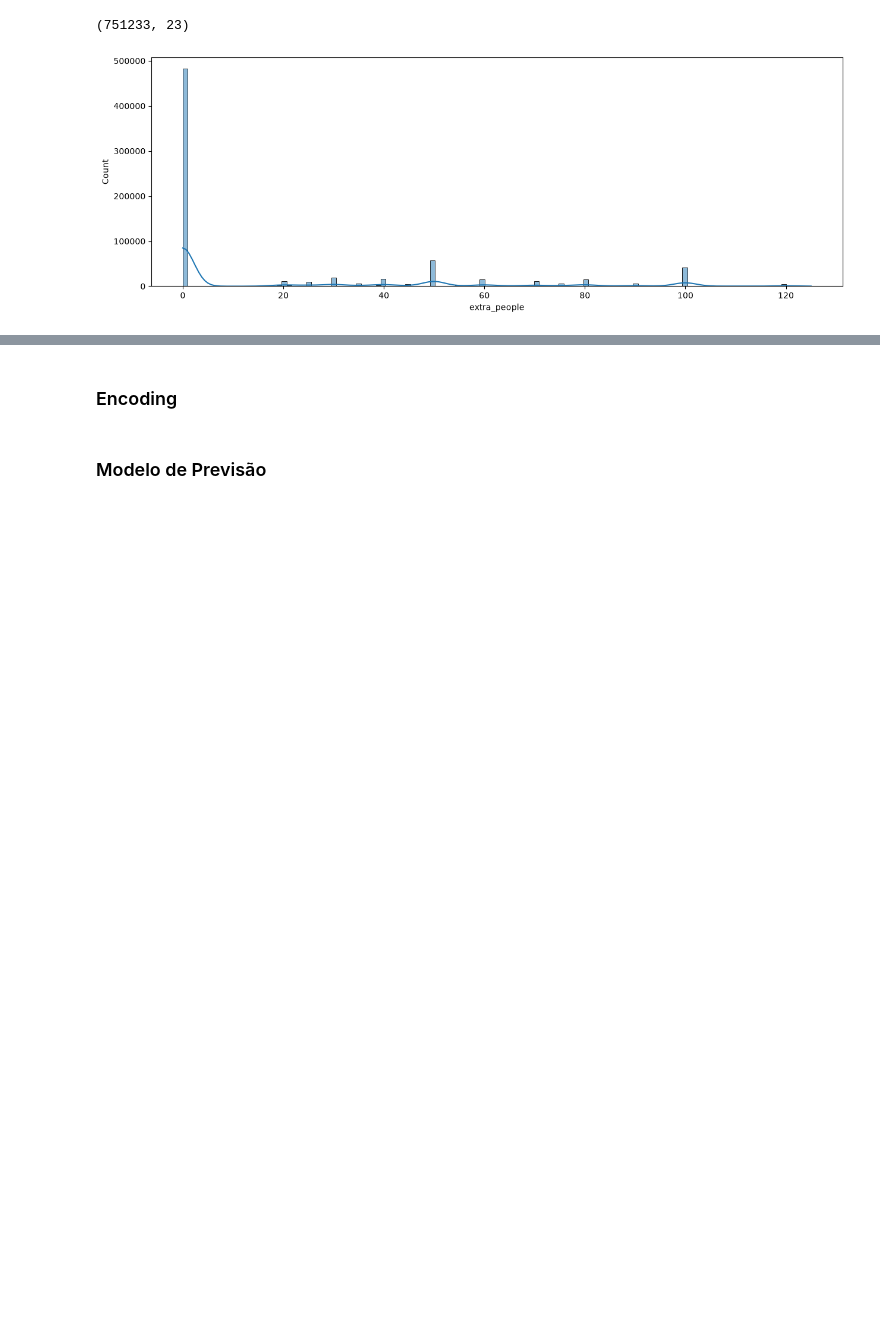
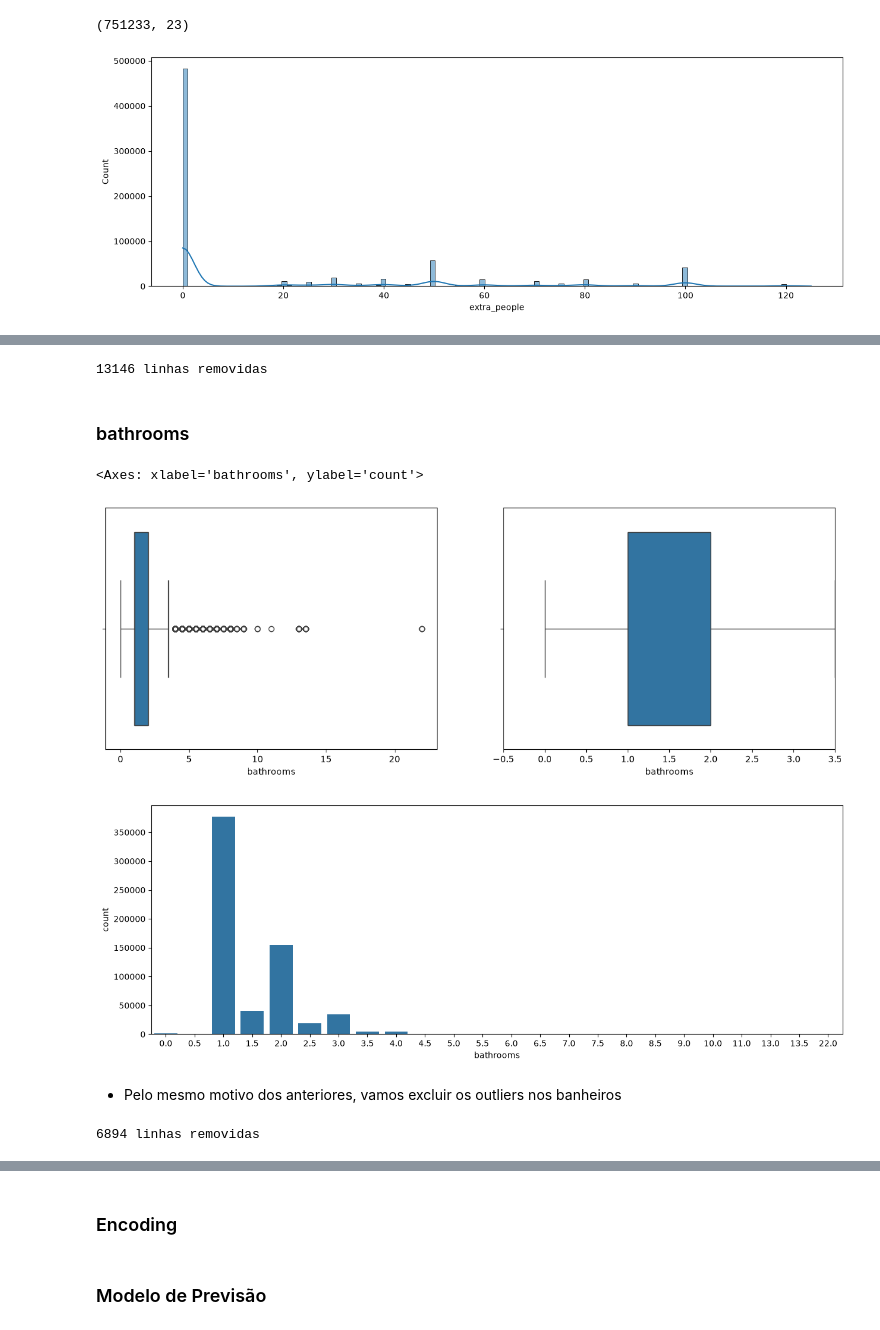
Before and after one commit to matheusgomes2020/An-lise-Airbnb-Rio, a Jupyter notebook: previsao_Airbnb_Rio.ipynb, the cells around one changed output, grey strips where cells are left out. Saved outputs shown, nothing was run; the diff lists cells and outputs as text; code cells hidden in the pictures; blank space fills up the shorter version.

```diff
--- a/previsao_Airbnb_Rio.ipynb
+++ b/previsao_Airbnb_Rio.ipynb
@@ -342,0 +370,22 @@ print(base_airbnb.shape)
+# %%
+base_airbnb, linhas_removidas = excluir_outliers(base_airbnb, 'accommodates')
+print('{} linhas removidas'.format(linhas_removidas))
+# %% [output]
+13146 linhas removidas
+# %% [markdown]
+### bathrooms
+# %%
+diagrama_caixa(base_airbnb['bathrooms'])
+plt.figure(figsize=(15, 5))
+sns.barplot(x=base_airbnb['bathrooms'].value_counts().index, y=base_airbnb['bathrooms'].value_counts())
+# %% [output]
+<Axes: xlabel='bathrooms', ylabel='count'>
+[figure, added]
+[figure, added]
+# %% [markdown]
+- Pelo mesmo motivo dos anteriores, vamos excluir os outliers nos banheiros
+# %%
+base_airbnb, linhas_removidas = excluir_outliers(base_airbnb, 'bathrooms')
+print('{} linhas removidas'.format(linhas_removidas))
+# %% [output]
+6894 linhas removidas
```
Also changed, not shown: parts of 31 cells of this notebook.
